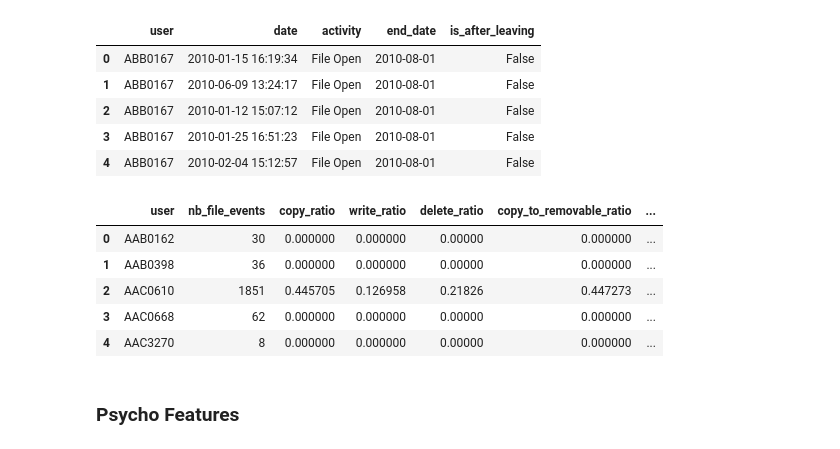
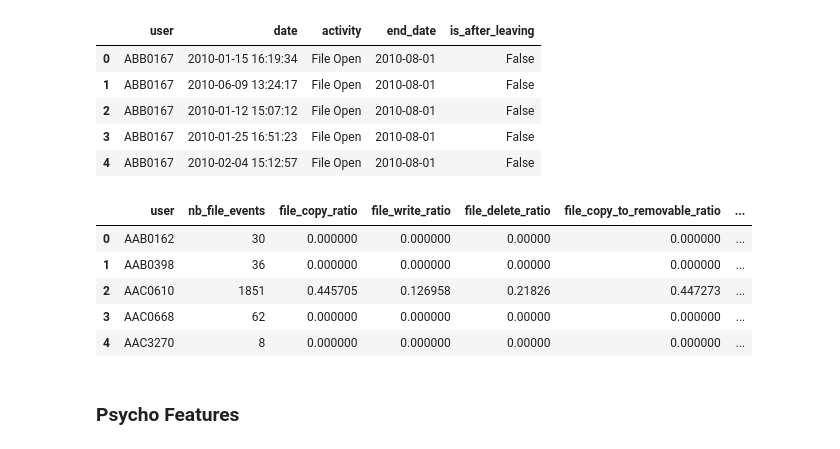
Before and after one commit to SamiKarboubi/CERT-Insider-Threat-Detection, a Jupyter notebook: features_extraction.ipynb, the cells around one changed output. Cells and saved outputs as stored; diff of their text form; code cells hidden in the pictures.

```diff
--- a/features_extraction.ipynb
+++ b/features_extraction.ipynb
@@ -562,7 +562,6 @@ features_file = file.groupby('user').agg(
     nb_file_write         = ('is_write', 'sum'),
     nb_file_delete        = ('is_delete', 'sum'),
     nb_copy_to_removable  = ('copy_to_rem', 'sum'),
-    nb_write_to_removable = ('write_to_rem', 'sum'),
     nb_from_removable     = ('from_rem', 'sum'),
     nb_unique_files       = ('filename', 'nunique'),
     nb_pc_used_file       = ('pc', 'nunique'),
@@ -583,23 +582,23 @@ d_copy   = features_file['nb_file_copy'].clip(lower=1)
 d_write  = features_file['nb_file_write'].clip(lower=1)
 d_files  = features_file['nb_unique_files'].clip(lower=1)
 
-features_file['copy_ratio']   = features_file['nb_file_copy']   / d_events
-features_file['write_ratio']  = features_file['nb_file_write']  / d_events
-features_file['delete_ratio'] = features_file['nb_file_delete'] / d_events
+features_file['file_copy_ratio']   = features_file['nb_file_copy']   / d_events
+features_file['file_write_ratio']  = features_file['nb_file_write']  / d_events
+features_file['file_delete_ratio'] = features_file['nb_file_delete'] / d_events
 
-features_file['copy_to_removable_ratio']  = features_file['nb_copy_to_removable']  / d_copy
-features_file['from_removable_ratio']     = features_file['nb_from_removable']     / d_events
+features_file['file_copy_to_removable_ratio'] = features_file['nb_copy_to_removable'] / d_copy
+features_file['file_from_removable_ratio']    = features_file['nb_from_removable']     / d_events
 
-features_file['unique_files_ratio'] = features_file['nb_unique_files'] / d_events
-features_file['events_per_file']    = features_file['nb_file_events']  / d_files
+features_file['file_unique_files_ratio'] = features_file['nb_unique_files'] / d_events
+features_file['file_events_per_file']    = features_file['nb_file_events']  / d_files
 features_file['file_pc_usage_ratio']     = features_file['nb_pc_used_file'] / d_events
 
 features_file['file_off_hours_ratio']          = features_file['nb_off_hours_file']     / d_events
 features_file['suspicious_file_content_ratio'] = features_file['nb_suspicious_content'] / d_events
 
-features_file['open_then_copy_ratio']    = features_file['open_then_copy_count']    / d_copy
-features_file['write_then_delete_ratio'] = features_file['write_then_delete_count'] / d_write
-features_file['copy_then_delete_ratio']  = features_file['copy_then_delete_count']  / d_copy
+features_file['file_open_then_copy_ratio']    = features_file['open_then_copy_count']    / d_copy
+features_file['file_write_then_delete_ratio'] = features_file['write_then_delete_count'] / d_write
+features_file['file_copy_then_delete_ratio']  = features_file['copy_then_delete_count']  / d_copy
 
 features_file = features_file.fillna(0).replace([float('inf'), -float('inf')], 0)
 
@@ -609,10 +608,10 @@ weekly_file_activity = file.groupby(['user', 'week']).agg(
 
 file_baseline = weekly_file_activity.groupby('user').agg(
     baseline_median_file = ('nb_file_activity','median'),
-    baseline_std_file = ('nb_file_activity','std'),
+    baseline_std_file    = ('nb_file_activity','std'),
 )
 
-weekly_file_activity = weekly_file_activity.merge(file_baseline,on='user',how='left')
+weekly_file_activity = weekly_file_activity.merge(file_baseline, on='user', how='left')
 
 weekly_file_activity['zscore_file_activity'] = (
     (weekly_file_activity['nb_file_activity'] - weekly_file_activity['baseline_median_file']) / weekly_file_activity['baseline_std_file'].clip(lower=1)
@@ -620,47 +619,48 @@ weekly_file_activity['zscore_file_activity'] = (
 weekly_file_activity['zscore_file_activity'] = weekly_file_activity['zscore_file_activity'].fillna(0)
 
 zscore_file_features = weekly_file_activity.groupby('user').agg(
-    max_zscore_file_activity      = ('zscore_file_activity', 'max'),
+    max_zscore_file_activity = ('zscore_file_activity', 'max'),
 ).reset_index()
 
 features_file = features_file.merge(zscore_file_features, on='user', how='left')
+
 last_month_activity = file.groupby(['user', 'month']).size().reset_index(name='nb_file_month')
 
 last_month = (
     last_month_activity
     .sort_values(['user', 'month'])
     .groupby('user', as_index=False)
     .tail(1)
 )[['user', 'nb_file_month']]
 
 last_month.rename(columns={'nb_file_month': 'nb_file_last_month'}, inplace=True)
 
 last_month.loc[
     ~last_month['user'].isin(users_left['user_id']),
     'nb_file_last_month'
 ] = 0
 
 features_file = features_file.merge(last_month, on='user', how='left')
 
 features_file = features_file.merge(nb_file_after_leaving, on='user', how='left')
 
 features_file['nb_file_after_leaving'] = (
     features_file['nb_file_after_leaving'].fillna(0).astype(int)
 )
 
 features_file = features_file[[
     'user', 'nb_file_events',
-    'copy_ratio', 'write_ratio', 'delete_ratio',
-    'copy_to_removable_ratio',  'from_removable_ratio',
-    'unique_files_ratio', 'events_per_file', 'file_pc_usage_ratio',
+    'file_copy_ratio', 'file_write_ratio', 'file_delete_ratio',
+    'file_copy_to_removable_ratio', 'file_from_removable_ratio',
+    'file_unique_files_ratio', 'file_events_per_file', 'file_pc_usage_ratio',
     'file_off_hours_ratio', 'suspicious_file_content_ratio',
-    'open_then_copy_ratio', 'write_then_delete_ratio', 'copy_then_delete_ratio','max_zscore_file_activity','nb_file_last_month', 'nb_file_after_leaving'
+    'file_open_then_copy_ratio', 'file_write_then_delete_ratio', 'file_copy_then_delete_ratio',
+    'max_zscore_file_activity', 'nb_file_last_month', 'nb_file_after_leaving'
 ]]
 
-
 features_file.head()
 # %% [output]
-|  | user | nb_file_events | copy_ratio | write_ratio | delete_ratio | copy_to_removable_ratio | ... |
+|  | user | nb_file_events | file_copy_ratio | file_write_ratio | file_delete_ratio | file_copy_to_removable_ratio | ... |
 | 0 | AAB0162 | 30 | 0.000000 | 0.000000 | 0.00000 | 0.000000 | ... |
 | 1 | AAB0398 | 36 | 0.000000 | 0.000000 | 0.00000 | 0.000000 | ... |
 | 2 | AAC0610 | 1851 | 0.445705 | 0.126958 | 0.21826 | 0.447273 | ... |
```
